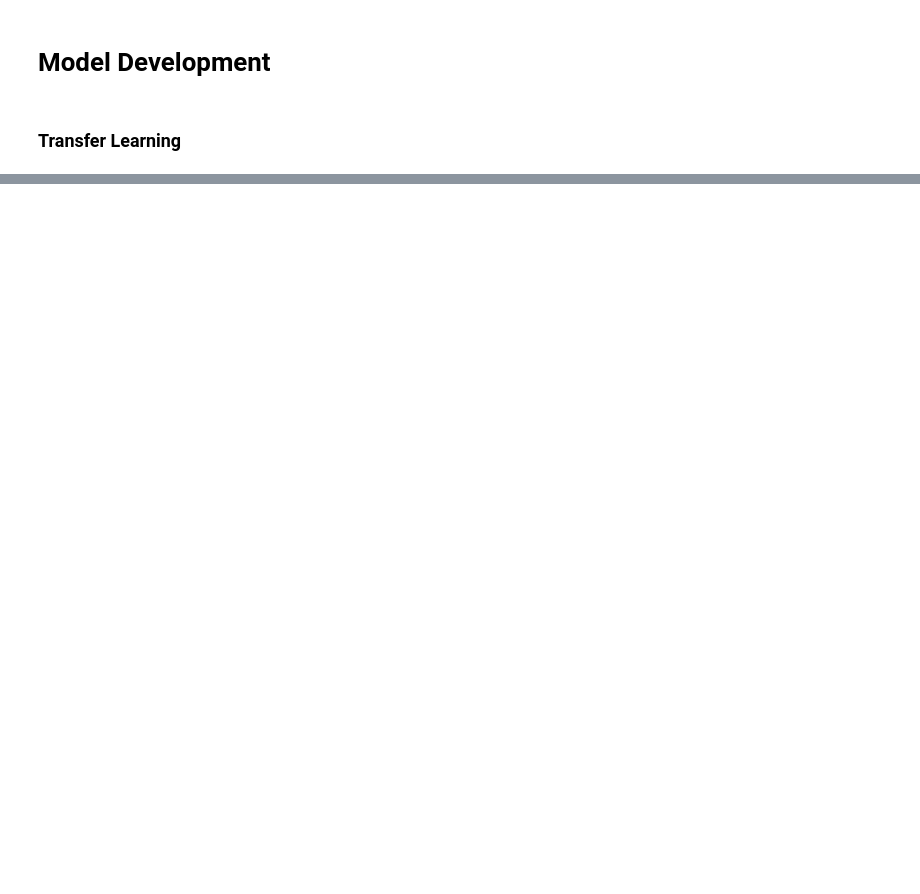
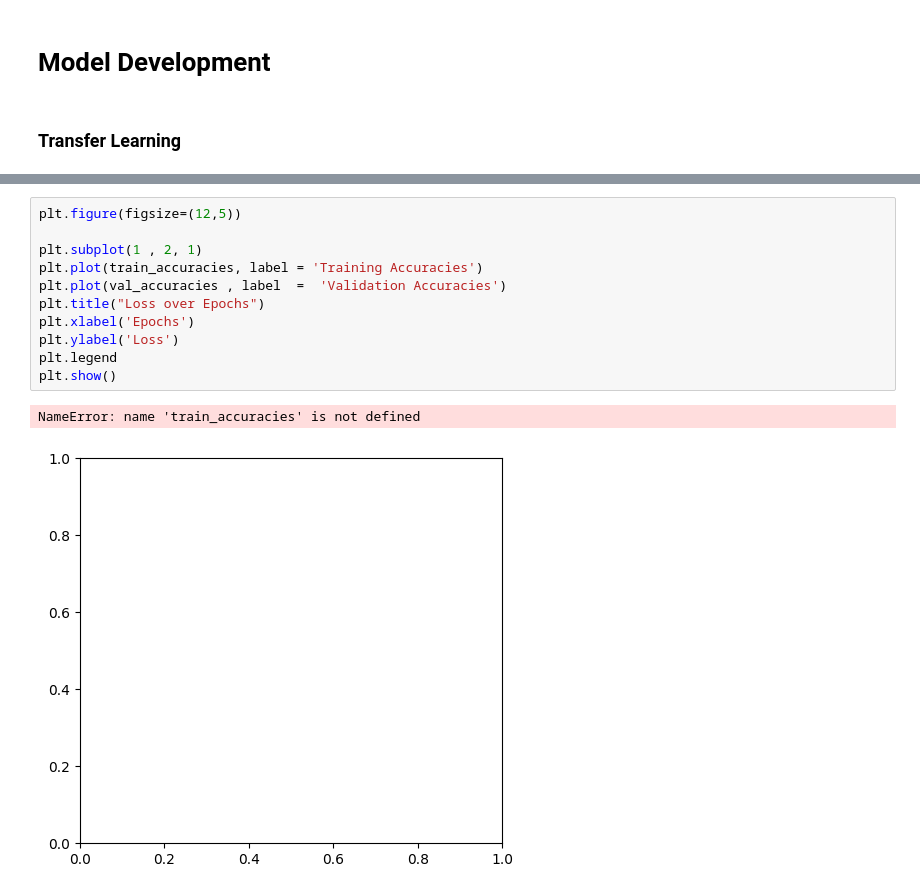
Before and after one commit to richardmukechiwa/Pnuemonia-Xray-ImageClassification, a Jupyter notebook: PnuemoniaClassification.ipynb, the cells around one changed output, grey strips where cells are left out. Cells and saved outputs as stored; diff of their text form; blank space fills up the shorter version.

```diff
--- a/PnuemoniaClassification.ipynb
+++ b/PnuemoniaClassification.ipynb
@@ -296,0 +447,14 @@ train_model(model, train_loader , val_loader, loss_fn, optimizer, num_epochs = 1
+# %%
+plt.figure(figsize=(12,5))
+
+plt.subplot(1 , 2, 1)
+plt.plot(train_accuracies, label = 'Training Accuracies')
+plt.plot(val_accuracies , label  =  'Validation Accuracies')
+plt.title("Loss over Epochs")
+plt.xlabel('Epochs')
+plt.ylabel('Loss')
+plt.legend
+plt.show()
+# %% [output]
+NameError: name 'train_accuracies' is not defined
+[figure, added]
```
Also changed, not shown: parts of 24 cells of this notebook.
